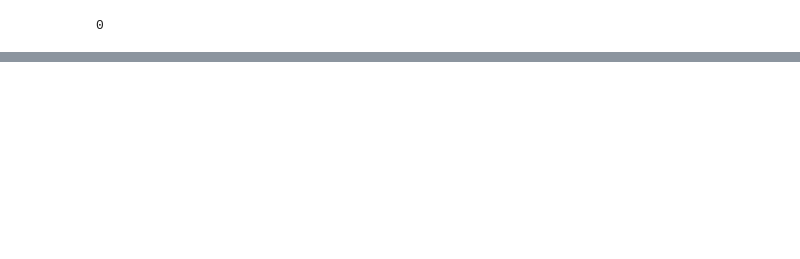
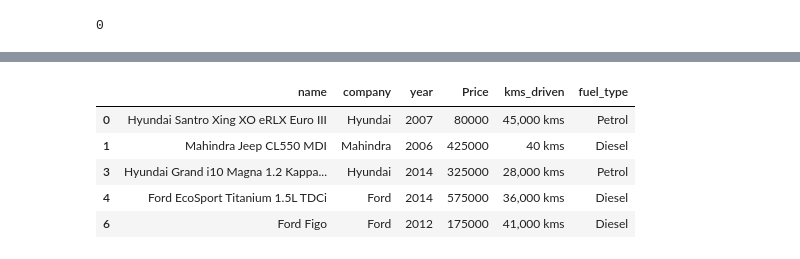
Before and after one commit to kayodeolusanya/Debol-Car-Pricing-Analysis, a Jupyter notebook: Debol_Car_Pricing_Analysis.ipynb, the cells around one changed output, grey strips where cells are left out. Cells and saved outputs as stored; diff of their text form; code cells hidden in the pictures; blank space fills up the shorter version.

```diff
--- a/Debol_Car_Pricing_Analysis.ipynb
+++ b/Debol_Car_Pricing_Analysis.ipynb
@@ -76,4 +116,14 @@ See the caveats in the documentation: https://pandas.pydata.org/pandas-docs/stab
+# %%
+# We need to remove the ',' in our price column asn convert to integer
+df= df[df['Price']!= 'Ask For Price']
 # %%
-df = df[df['Price'].str.isnumeric()]
+df['Price']= df['Price'].str.replace(',','').astype(int)
-# %%
-df['Price'] =  df['Price'].str.replace(',','')
+# %%
+df.head(5)
+# %% [output]
+|  | name | company | year | Price | kms_driven | fuel_type |
+| 0 | Hyundai Santro Xing XO eRLX Euro III | Hyundai | 2007 | 80000 | 45,000 kms | Petrol |
+| 1 | Mahindra Jeep CL550 MDI | Mahindra | 2006 | 425000 | 40 kms | Diesel |
+| 3 | Hyundai Grand i10 Magna 1.2 Kappa... | Hyundai | 2014 | 325000 | 28,000 kms | Petrol |
+| 4 | Ford EcoSport Titanium 1.5L TDCi | Ford | 2014 | 575000 | 36,000 kms | Diesel |
+| 6 | Ford Figo | Ford | 2012 | 175000 | 41,000 kms | Diesel |
```
Also changed, not shown: parts of 18 cells of this notebook.
